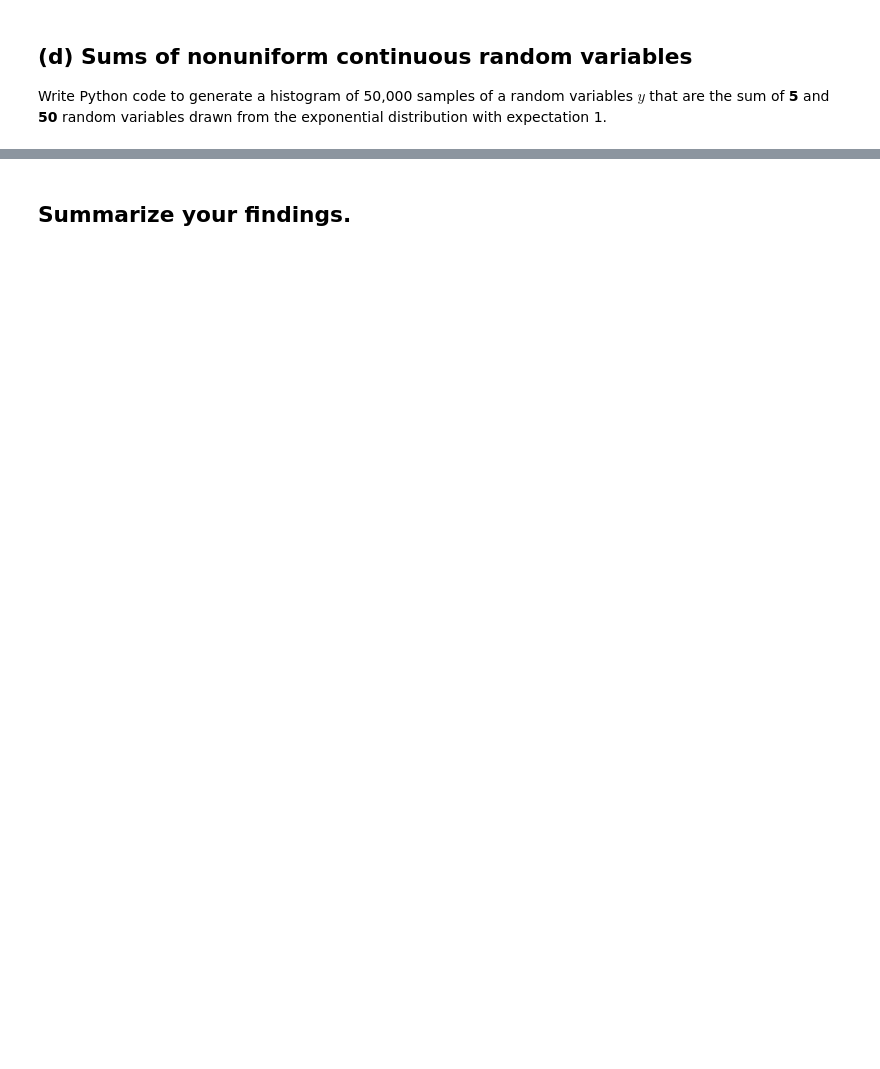
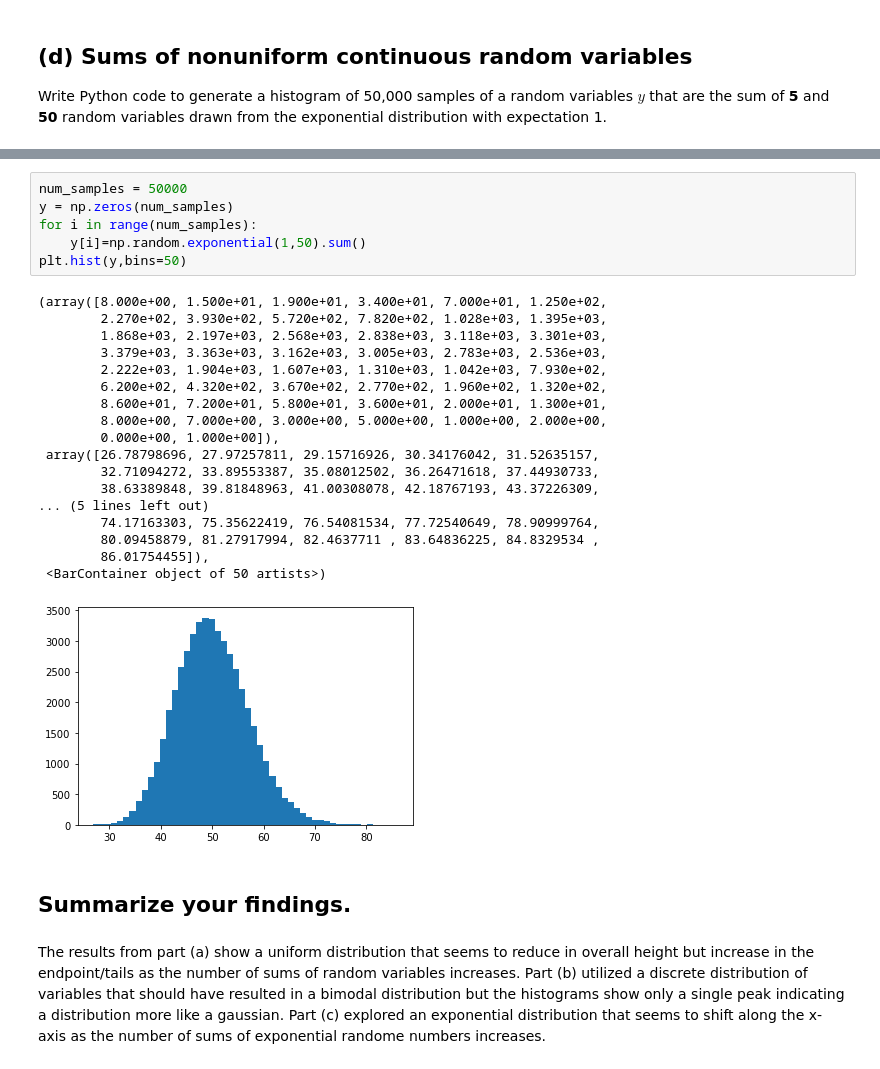
Before and after one commit to mkuchle16/biophysics, a Jupyter notebook: week-05/problem-5.11.ipynb, the cells around one changed output, grey strips where cells are left out. Cells and saved outputs as stored; diff of their text form; blank space fills up the shorter version.

```diff
--- a/week-05/problem-5.11.ipynb
+++ b/week-05/problem-5.11.ipynb
@@ -137,2 +148,29 @@ plt.hist(y,bins=50)
+# %%
+num_samples = 50000
+y = np.zeros(num_samples)
+for i in range(num_samples):
+    y[i]=np.random.exponential(1,50).sum()
+plt.hist(y,bins=50)
+# %% [output]
+(array([8.000e+00, 1.500e+01, 1.900e+01, 3.400e+01, 7.000e+01, 1.250e+02,
+        2.270e+02, 3.930e+02, 5.720e+02, 7.820e+02, 1.028e+03, 1.395e+03,
+        1.868e+03, 2.197e+03, 2.568e+03, 2.838e+03, 3.118e+03, 3.301e+03,
+        3.379e+03, 3.363e+03, 3.162e+03, 3.005e+03, 2.783e+03, 2.536e+03,
+        2.222e+03, 1.904e+03, 1.607e+03, 1.310e+03, 1.042e+03, 7.930e+02,
+        6.200e+02, 4.320e+02, 3.670e+02, 2.770e+02, 1.960e+02, 1.320e+02,
+        8.600e+01, 7.200e+01, 5.800e+01, 3.600e+01, 2.000e+01, 1.300e+01,
+        8.000e+00, 7.000e+00, 3.000e+00, 5.000e+00, 1.000e+00, 2.000e+00,
+        0.000e+00, 1.000e+00]),
+ array([26.78798696, 27.97257811, 29.15716926, 30.34176042, 31.52635157,
+        32.71094272, 33.89553387, 35.08012502, 36.26471618, 37.44930733,
+        38.63389848, 39.81848963, 41.00308078, 42.18767193, 43.37226309,
+... (5 lines left out)
+        74.17163303, 75.35622419, 76.54081534, 77.72540649, 78.90999764,
+        80.09458879, 81.27917994, 82.4637711 , 83.64836225, 84.8329534 ,
+        86.01754455]),
+ <BarContainer object of 50 artists>)
+[figure, added]
 # %% [markdown]
 ## Summarize your findings.
+# %% [markdown]
+The results from part (a) show a uniform distribution that seems to reduce in overall height but increase in the endpoint/tails as the number of sums of random variables increases. Part (b) utilized a discrete distribution of variables that should have resulted in a bimodal distribution but the histograms show only a single peak indicating a distribution more like a gaussian. Part (c) explored an exponential distribution that seems to shift along the x-axis as the number of sums of exponential randome numbers increases.
```
Also changed, not shown: parts of 7 cells of this notebook, 7 other files.
